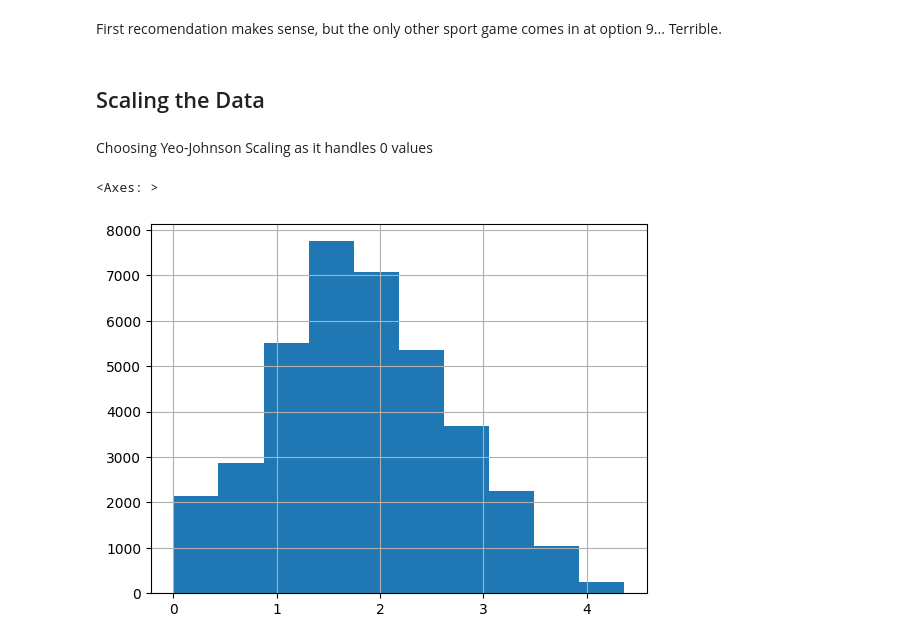
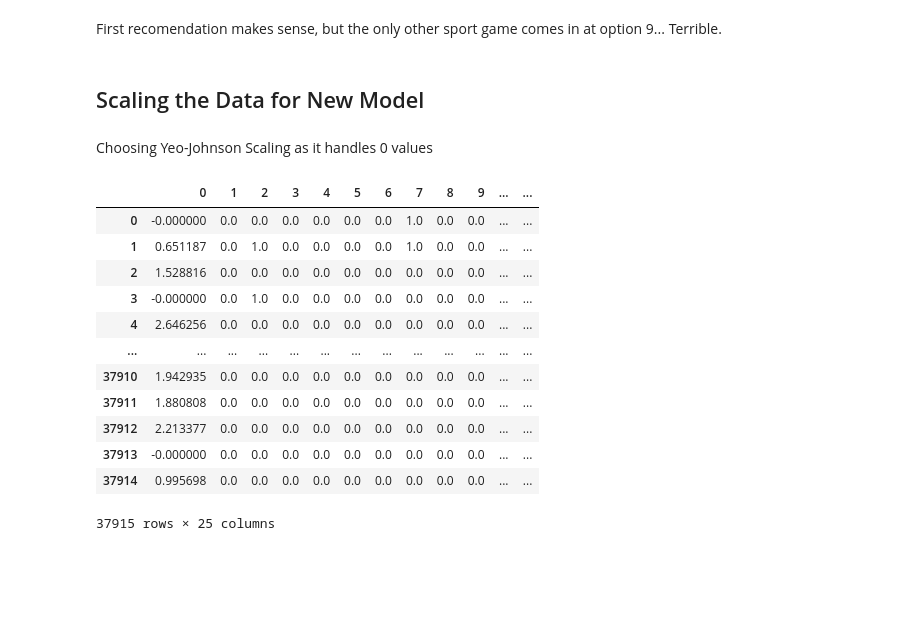
Before and after one commit to Ant-mel/legendary_game_recs, a Jupyter notebook: notebooks/baseline_model.ipynb, the cells around one changed output. Cells and saved outputs as stored; diff of their text form; code cells hidden in the pictures; blank space fills up the shorter version.

```diff
--- a/notebooks/baseline_model.ipynb
+++ b/notebooks/baseline_model.ipynb
@@ -146,7 +146,7 @@ predict_baseline_model(5919, baseline_knn, final_data, X_train_baseline)
 First recomendation makes sense, but the only other sport game comes in at option 9...
 Terrible.
 # %% [markdown]
-## Scaling the Data
+## Scaling the Data for New Model
 # %% [markdown]
 Choosing Yeo-Johnson Scaling as it handles 0 values
 # %%
@@ -158,7 +158,18 @@ col_transformer = ColumnTransformer([('num_transformer', num_transformer_yeo,
 
 transfomed_X_train = pd.DataFrame(col_transformer.fit_transform(X_train_baseline))
 # %%
-transfomed_X_train[0].hist()
+transfomed_X_train
 # %% [output]
+|  | 0 | 1 | 2 | 3 | 4 | 5 | 6 | 7 | 8 | 9 | ... | ... |
+| 0 | -0.000000 | 0.0 | 0.0 | 0.0 | 0.0 | 0.0 | 0.0 | 1.0 | 0.0 | 0.0 | ... | ... |
+| 1 | 0.651187 | 0.0 | 1.0 | 0.0 | 0.0 | 0.0 | 0.0 | 1.0 | 0.0 | 0.0 | ... | ... |
+| 2 | 1.528816 | 0.0 | 0.0 | 0.0 | 0.0 | 0.0 | 0.0 | 0.0 | 0.0 | 0.0 | ... | ... |
+| 3 | -0.000000 | 0.0 | 1.0 | 0.0 | 0.0 | 0.0 | 0.0 | 0.0 | 0.0 | 0.0 | ... | ... |
+| 4 | 2.646256 | 0.0 | 0.0 | 0.0 | 0.0 | 0.0 | 0.0 | 0.0 | 0.0 | 0.0 | ... | ... |
+| ... | ... | ... | ... | ... | ... | ... | ... | ... | ... | ... | ... | ... |
+| 37910 | 1.942935 | 0.0 | 0.0 | 0.0 | 0.0 | 0.0 | 0.0 | 0.0 | 0.0 | 0.0 | ... | ... |
+| 37911 | 1.880808 | 0.0 | 0.0 | 0.0 | 0.0 | 0.0 | 0.0 | 0.0 | 0.0 | 0.0 | ... | ... |
+| 37912 | 2.213377 | 0.0 | 0.0 | 0.0 | 0.0 | 0.0 | 0.0 | 0.0 | 0.0 | 0.0 | ... | ... |
+| 37913 | -0.000000 | 0.0 | 0.0 | 0.0 | 0.0 | 0.0 | 0.0 | 0.0 | 0.0 | 0.0 | ... | ... |
+| 37914 | 0.995698 | 0.0 | 0.0 | 0.0 | 0.0 | 0.0 | 0.0 | 0.0 | 0.0 | 0.0 | ... | ... |
-<Axes: >
+37915 rows × 25 columns
-[figure, removed]
```
Also changed, not shown: parts of 12 cells of this notebook.
